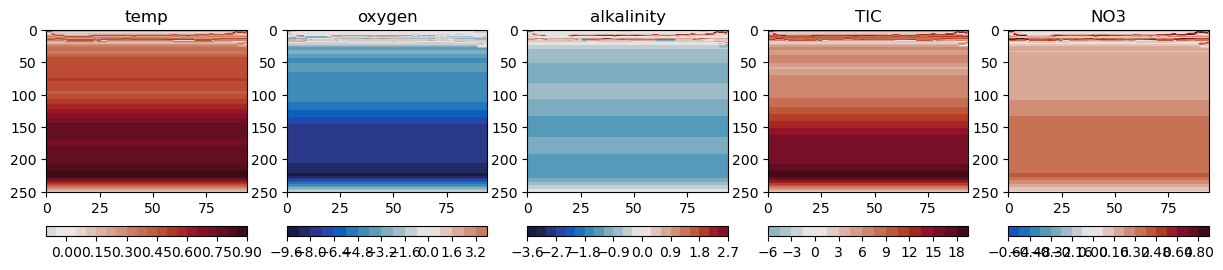
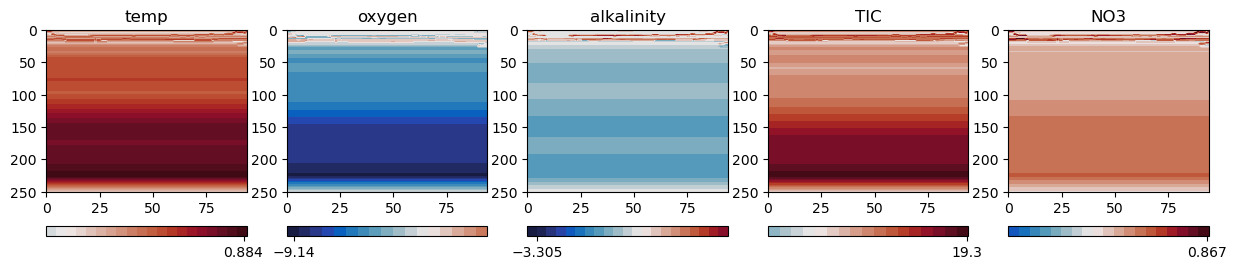
The notebook cell's code change between the first figure and the second:
--- before
+++ after
@@ -14,5 +14,5 @@
 
     cs = ax[i].contourf(X,Y,values,levels=20,cmap=cm.balance,vmin=vmin,vmax=vmax)
-    fig.colorbar(cs, ax=ax[i], location='bottom')
+    fig.colorbar(cs, ax=ax[i], location='bottom',ticks=[vmin,vmax])
     ax[i].set_ylim([250,0])
 

Commit: checking johnstone changes